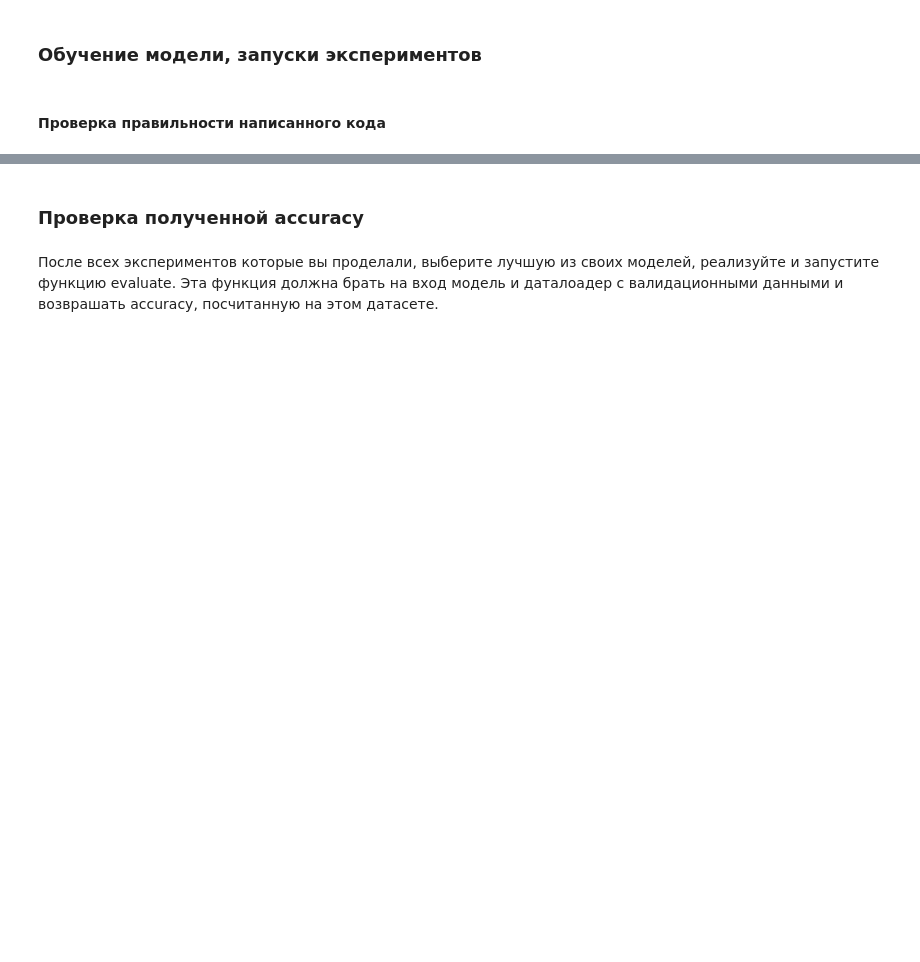
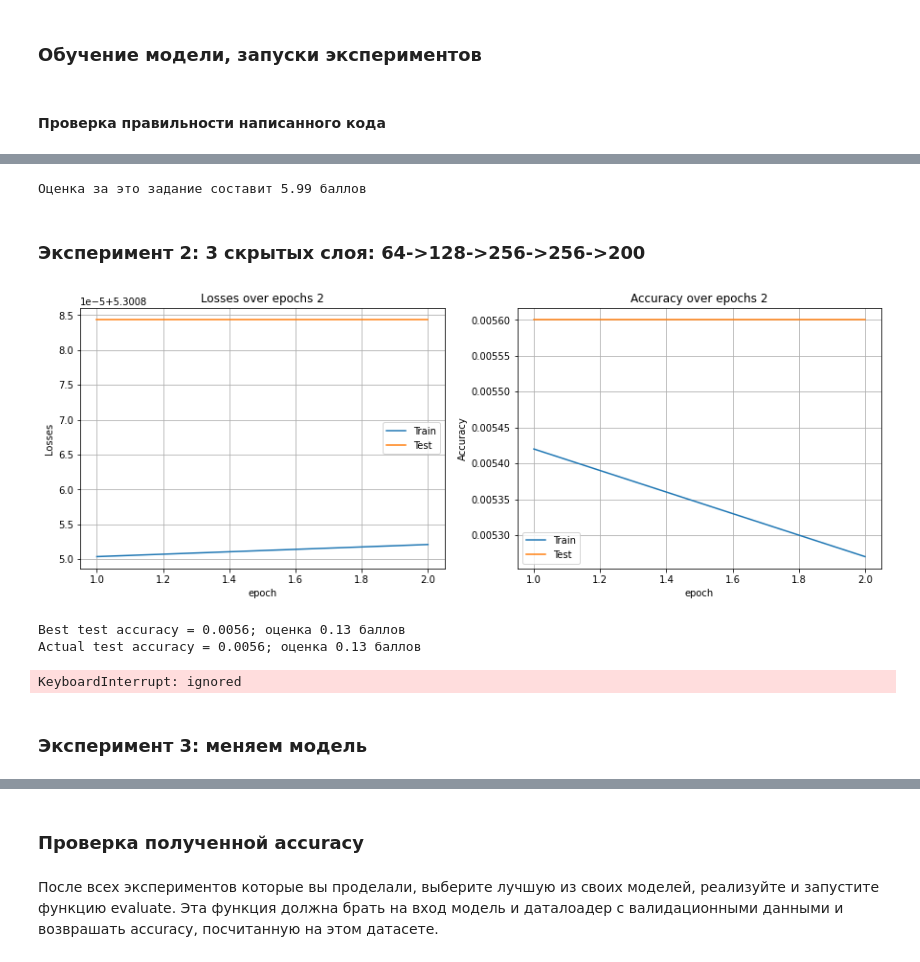
Before and after one commit to kirtis26/ML, a Jupyter notebook: №2. CNN.ipynb, the cells around one changed output, grey strips where cells are left out. Saved outputs shown, nothing was run; the diff lists cells and outputs as text; code cells hidden in the pictures; blank space fills up the shorter version.

```diff
--- a/№2. CNN.ipynb
+++ b/№2. CNN.ipynb
@@ -103,9 +118,9 @@ class ConvNet(nn.Module): # seminars 2-3 193
         )
 
         self.head = nn.Sequential(
-            nn.Linear(64, 64),
-            nn.ReLU(),
-            nn.Linear(64, 200)
+            nn.Linear(64, 100), # первый скрытый слой делает линейное преобразование
+            nn.ReLU(), # активация Релю первого слоя
+            nn.Linear(100, 200),
         )
 
     def forward(self, images):
@@ -230,14 +249,14 @@ class Coach(object):
 # %% [markdown]
 ### Обучение модели, запуски экспериментов
 # %%
-seed = SetRandomSeed(111)
+seed = SetRandomSeed(555)
 device = torch.device("cuda:0") if torch.cuda.is_available() else torch.device("cpu")
 model = ConvNet().to(device)
-optimizer = torch.optim.Adam(model.parameters(), lr=5e-3)
+optimizer = torch.optim.Adam(model.parameters(), lr=1e-3)
 criterion = nn.CrossEntropyLoss()
-scheduler = None # torch.optim.lr_scheduler.ExponentialLR(optimizer, gamma=0.9)
-n_epochs = 2
-Trainer = Coach(model, optimizer, criterion, device, n_epochs=n_epochs)
+scheduler = None
+num_epochs = 25
+Trainer = Coach(model, optimizer, criterion, device, num_epochs=num_epochs)
 # %% [markdown]
 #### Проверка правильности написанного кода
 # %%
@@ -251,0 +276,18 @@ Trainer.run(train_loader, val_loader)
+# %%
+accuracy = max(Trainer.test_accuracies)
+print(f'Оценка за это задание составит {np.clip(10 * accuracy / 0.44, 0, 10):.2f} баллов')
+# %% [output]
+Оценка за это задание составит 5.99 баллов
+# %% [markdown]
+### Эксперимент 2: 3 скрытых слоя: 64->128->256->256->200
+# %%
+model = ConvNet().to(device)
+Trainer = Coach(model, optimizer, criterion, device, num_epochs=num_epochs)
+Trainer.run(train_loader, val_loader)
+# %% [output]
+[figure, added]
+Best test accuracy = 0.0056; оценка 0.13 баллов
+Actual test accuracy = 0.0056; оценка 0.13 баллов
+KeyboardInterrupt: ignored
+# %% [markdown]
+### Эксперимент 3: меняем модель
```
Also changed, not shown: parts of 15 cells of this notebook.
